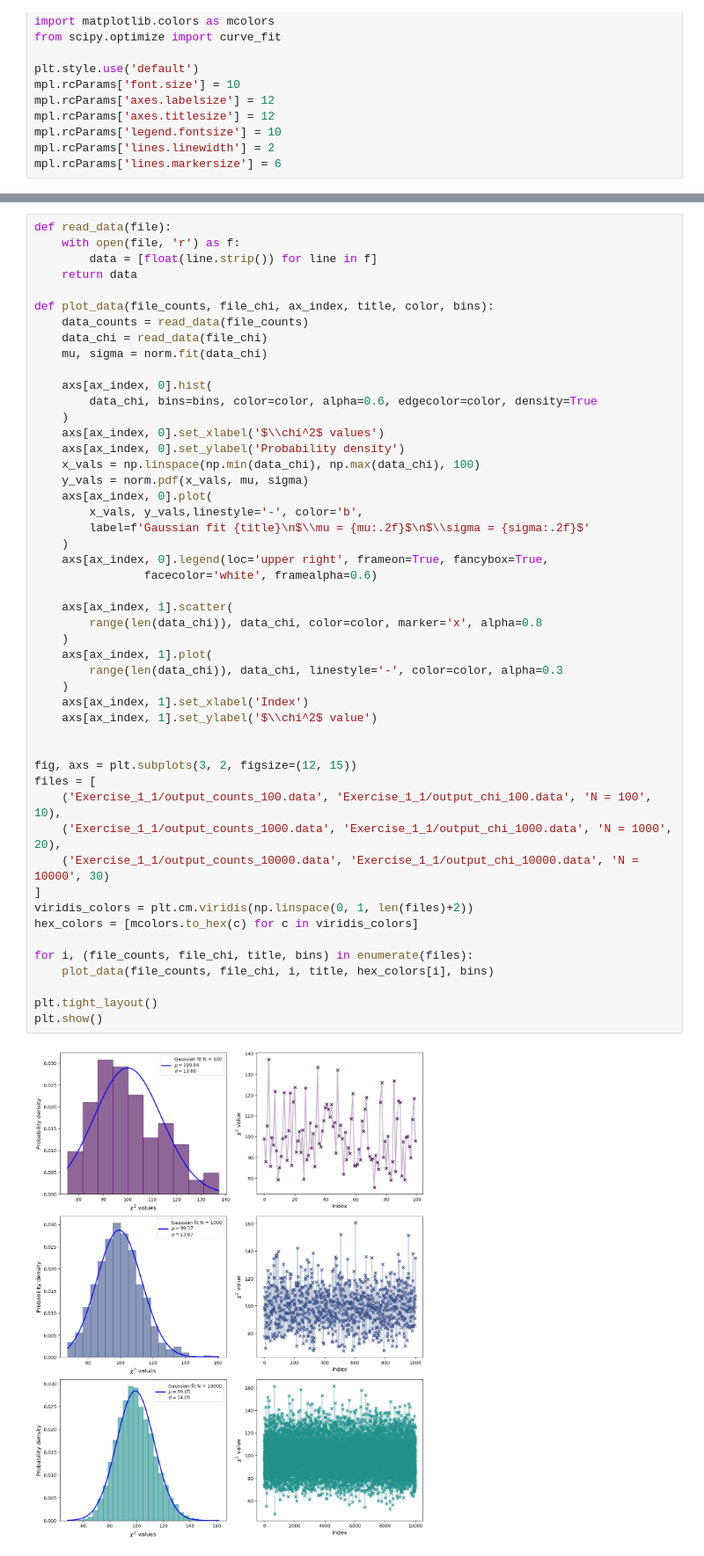
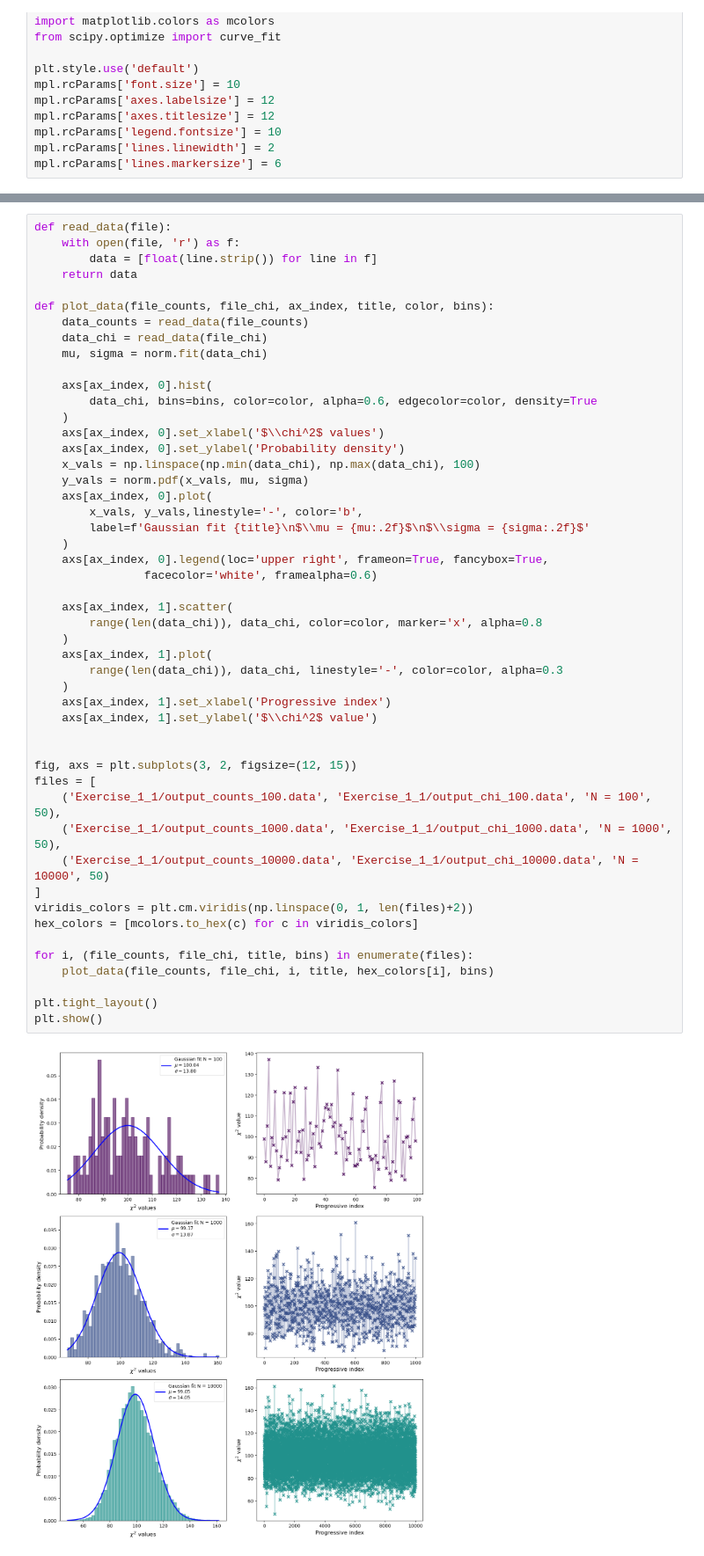
Before and after one commit to SMDP02/Numerical-Simulation---AA-2024-2025, a Jupyter notebook: Lect_1/DiPaolo_Lecture_1.ipynb, the cells around one changed output, grey strips where cells are left out. Shown at 88% size. Drawn from its saved outputs; the diff is of its cells as text.

```diff
--- a/Lect_1/DiPaolo_Lecture_1.ipynb
+++ b/Lect_1/DiPaolo_Lecture_1.ipynb
@@ -100,36 +178,36 @@ def plot_data(file_counts, file_chi, ax_index, title, color, bins):
     x_vals = np.linspace(np.min(data_chi), np.max(data_chi), 100)
     y_vals = norm.pdf(x_vals, mu, sigma)
     axs[ax_index, 0].plot(
         x_vals, y_vals,linestyle='-', color='b',
         label=f'Gaussian fit {title}\n$\\mu = {mu:.2f}$\n$\\sigma = {sigma:.2f}$'
     )
     axs[ax_index, 0].legend(loc='upper right', frameon=True, fancybox=True,
                 facecolor='white', framealpha=0.6)
 
     axs[ax_index, 1].scatter(
         range(len(data_chi)), data_chi, color=color, marker='x', alpha=0.8
     )
     axs[ax_index, 1].plot(
         range(len(data_chi)), data_chi, linestyle='-', color=color, alpha=0.3
     )
-    axs[ax_index, 1].set_xlabel('Index')
+    axs[ax_index, 1].set_xlabel('Progressive index')
     axs[ax_index, 1].set_ylabel('$\\chi^2$ value')
 
 
 fig, axs = plt.subplots(3, 2, figsize=(12, 15))
 files = [
-    ('Exercise_1_1/output_counts_100.data', 'Exercise_1_1/output_chi_100.data', 'N = 100', 10),
-    ('Exercise_1_1/output_counts_1000.data', 'Exercise_1_1/output_chi_1000.data', 'N = 1000', 20),
-    ('Exercise_1_1/output_counts_10000.data', 'Exercise_1_1/output_chi_10000.data', 'N = 10000', 30)
+    ('Exercise_1_1/output_counts_100.data', 'Exercise_1_1/output_chi_100.data', 'N = 100', 50),
+    ('Exercise_1_1/output_counts_1000.data', 'Exercise_1_1/output_chi_1000.data', 'N = 1000', 50),
+    ('Exercise_1_1/output_counts_10000.data', 'Exercise_1_1/output_chi_10000.data', 'N = 10000', 50)
 ]
 viridis_colors = plt.cm.viridis(np.linspace(0, 1, len(files)+2))
 hex_colors = [mcolors.to_hex(c) for c in viridis_colors]
 
 for i, (file_counts, file_chi, title, bins) in enumerate(files):
     plot_data(file_counts, file_chi, i, title, hex_colors[i], bins)
 
 plt.tight_layout()
 plt.show()
 # %% [output]
-[figure, old version]
+[figure, new version]
 # %% [markdown]
```
Also changed, not shown: parts of 10 cells of this notebook.
